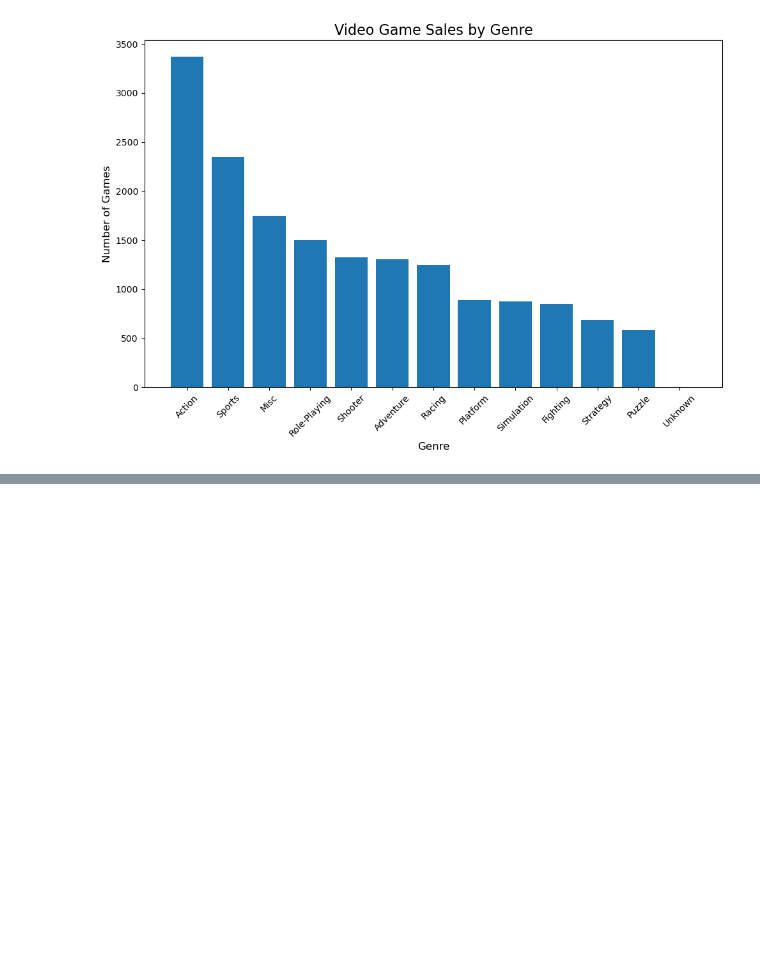
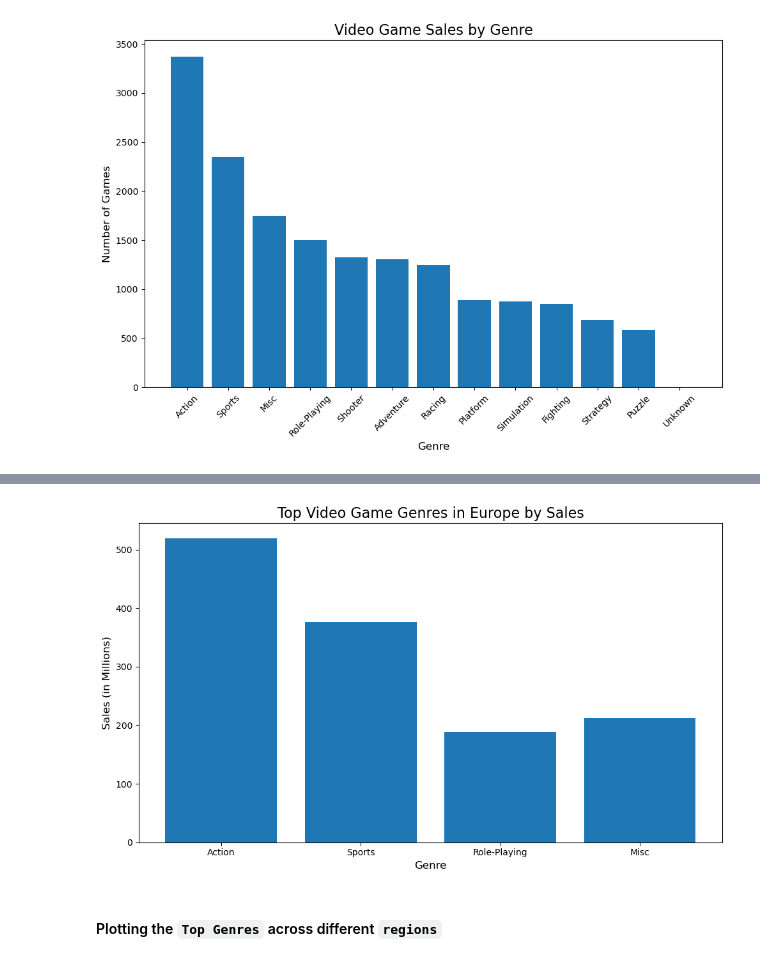
Before and after one commit to farman-khan-space/video-games-sales-EDA-with-numpy-basics, a Jupyter notebook: index.ipynb, the cells around one changed output, grey strips where cells are left out. Drawn from its saved outputs; the diff is of its cells as text; code cells hidden in the pictures; blank space fills up the shorter version.

```diff
--- a/index.ipynb
+++ b/index.ipynb
@@ -134,0 +237,15 @@ plt.show()
+# %%
+#Sports sales
+sports_mask = genre == 'Sports'
+eu_sports = eu_sales[sports_mask]
+eu_sports_sales = eu_sports.sum()
+# %%
+#RolePlaying sales
+roleplaying_mask     = genre == 'Role-Playing'
+eu_roleplaying       = eu_sales[roleplaying_mask]
+eu_roleplaying_sales = eu_roleplaying.sum()
+# %%
+#misc sales
+misc_mask = genre == 'Misc'
+eu_misc = eu_sales[misc_mask]
+eu_misc_sales = eu_misc.sum()
@@ -134,0 +258,11 @@ plt.show()
+# %%
+plt.figure(figsize=(10,6))
+plt.bar(eu_top_genre_lables,eu_top_genre)
+plt.title('Top Video Game Genres in Europe by Sales', fontsize=16)
+plt.xlabel('Genre', fontsize=12)
+plt.ylabel('Sales (in Millions)', fontsize=12)
+plt.tight_layout()
+# %% [output]
+[figure, added]
+# %% [markdown]
+#### Plotting the `Top Genres` across different `regions`
```
Also changed, not shown: parts of 24 cells of this notebook, 1 other file.
